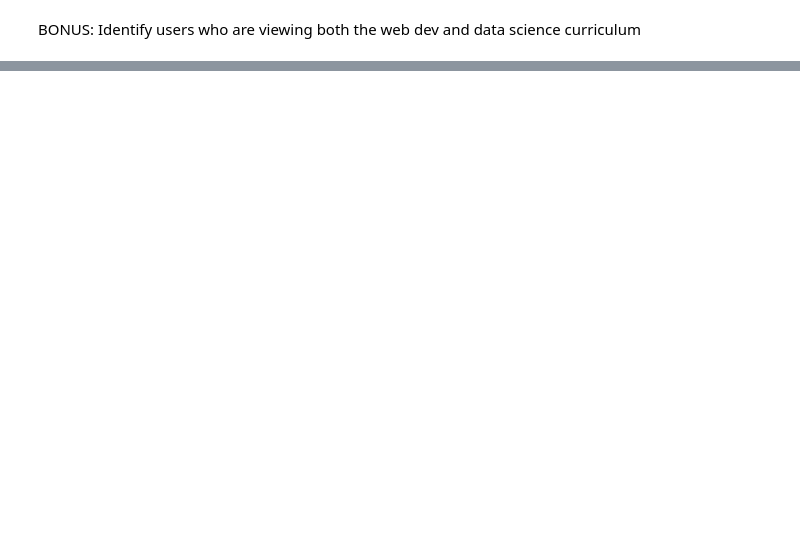
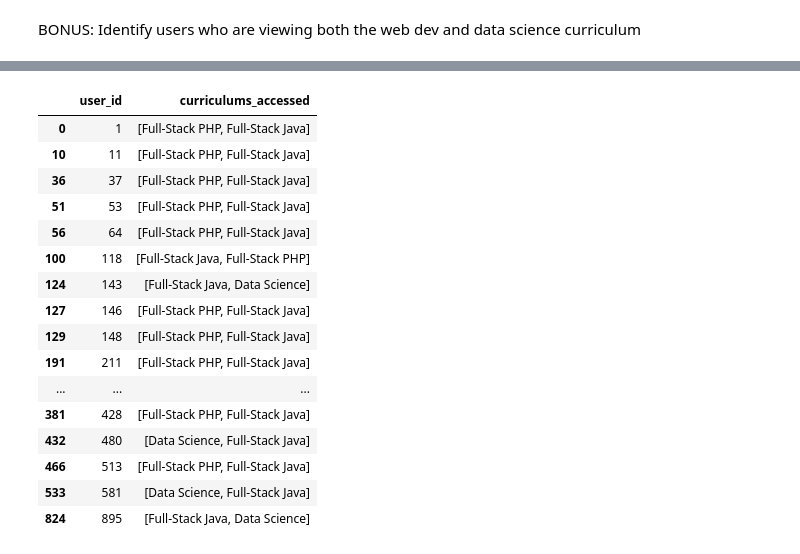
Before and after one commit to david-rodriguez-siller/anomaly-detection-exercises, a Jupyter notebook: time_series_anomaly_detection.ipynb, the cells around one changed output, grey strips where cells are left out. Drawn from its saved outputs; the diff is of its cells as text; code cells hidden in the pictures; blank space fills up the shorter version.

```diff
--- a/time_series_anomaly_detection.ipynb
+++ b/time_series_anomaly_detection.ipynb
@@ -303,0 +378,7 @@ BONUS: Identify users who are viewing both the web dev and data science curricul
+# %%
+curr_access = pd.DataFrame(columns = ['user_id', 'curriculums_accessed'])
+
+for user in df.user_id.unique():
+    curr_access = curr_access.append({'user_id':user, 'curriculums_accessed':list(df[df.user_id == user].program_name.unique())}, ignore_index = True)
+
+curr_access.head()
@@ -303,0 +392,20 @@ BONUS: Identify users who are viewing both the web dev and data science curricul
+# %%
+curr_access[curr_access.curriculums_accessed.map(len)>1]
+# %% [output]
+|  | user_id | curriculums_accessed |
+| 0 | 1 | [Full-Stack PHP, Full-Stack Java] |
+| 10 | 11 | [Full-Stack PHP, Full-Stack Java] |
+| 36 | 37 | [Full-Stack PHP, Full-Stack Java] |
+| 51 | 53 | [Full-Stack PHP, Full-Stack Java] |
+| 56 | 64 | [Full-Stack PHP, Full-Stack Java] |
+| 100 | 118 | [Full-Stack Java, Full-Stack PHP] |
+| 124 | 143 | [Full-Stack Java, Data Science] |
+| 127 | 146 | [Full-Stack PHP, Full-Stack Java] |
+| 129 | 148 | [Full-Stack PHP, Full-Stack Java] |
+| 191 | 211 | [Full-Stack PHP, Full-Stack Java] |
+| ... | ... | ... |
+| 381 | 428 | [Full-Stack PHP, Full-Stack Java] |
+| 432 | 480 | [Data Science, Full-Stack Java] |
+| 466 | 513 | [Full-Stack PHP, Full-Stack Java] |
+| 533 | 581 | [Data Science, Full-Stack Java] |
+| 824 | 895 | [Full-Stack Java, Data Science] |
```
Also changed, not shown: parts of 7 cells of this notebook.
